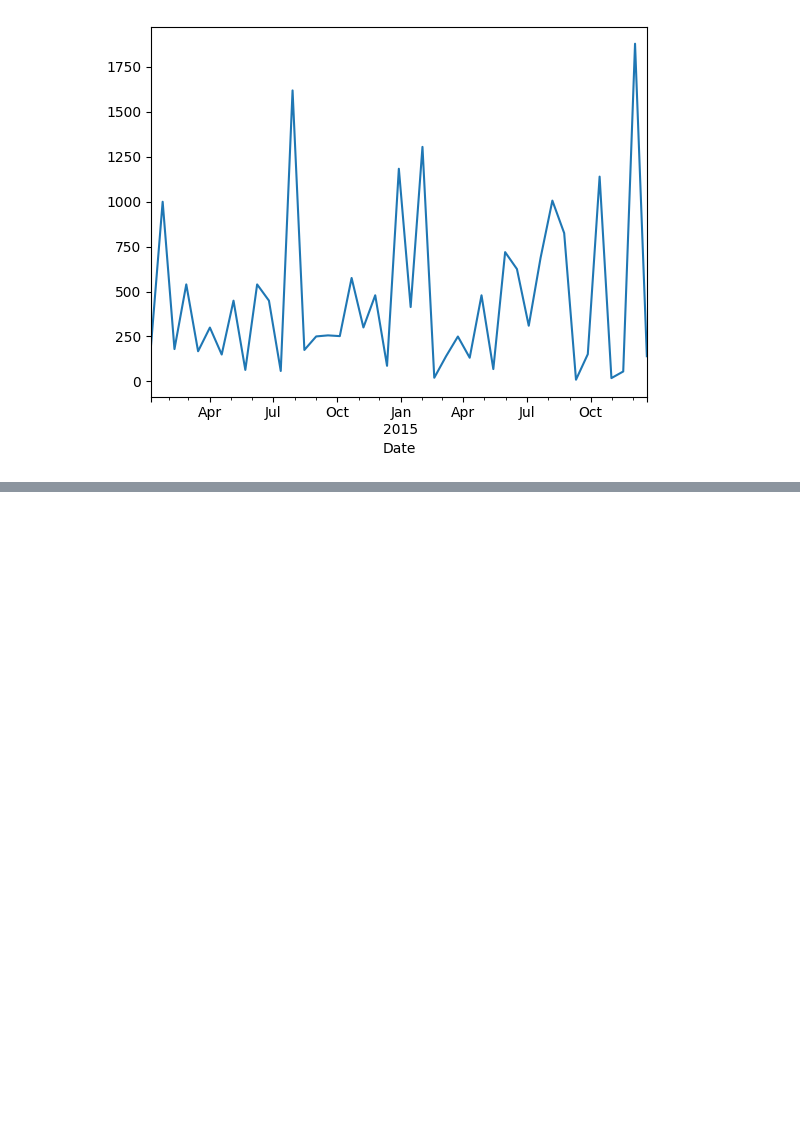
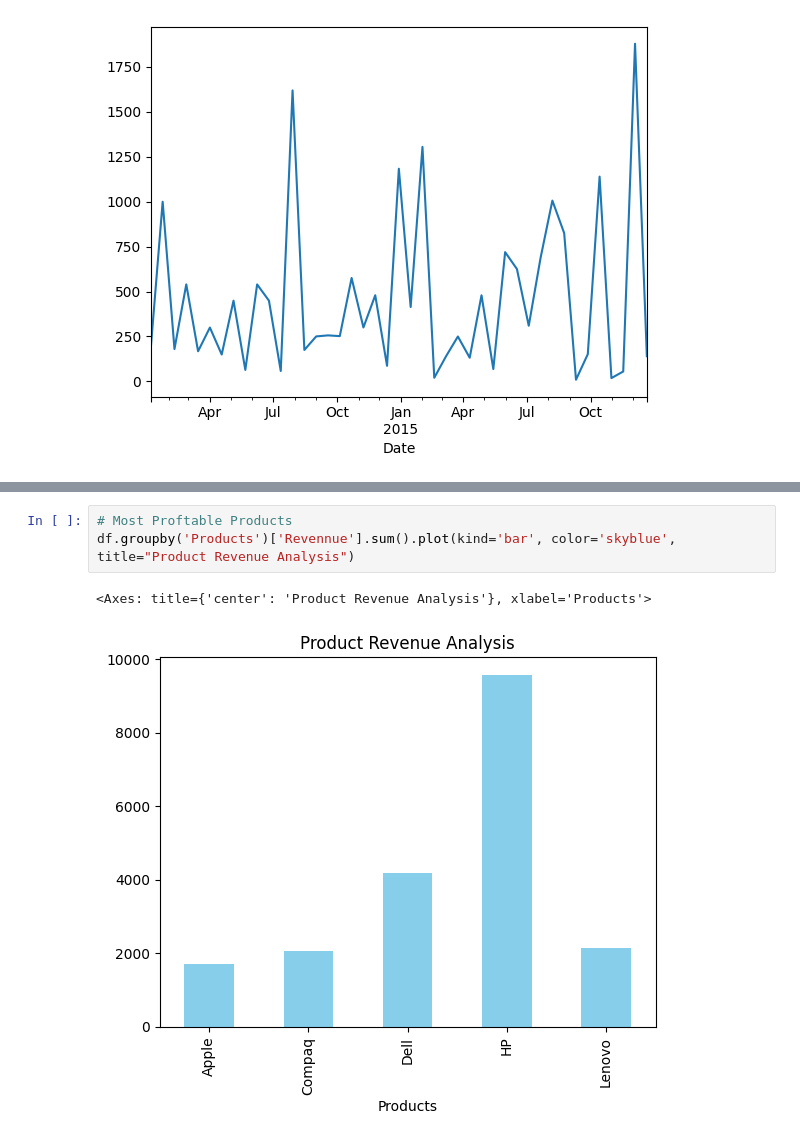
Before and after one commit to suntwister/Electronic_sales, a Jupyter notebook: electronic_sales_analysis.ipynb, the cells around one changed output, grey strips where cells are left out. Drawn from its saved outputs; the diff is of its cells as text; blank space fills up the shorter version.

```diff
--- a/electronic_sales_analysis.ipynb
+++ b/electronic_sales_analysis.ipynb
@@ -147,0 +219,6 @@ Name: Revennue, dtype: float64
+# %%
+# Most Proftable Products
+df.groupby('Products')['Revennue'].sum().plot(kind='bar', color='skyblue', title="Product Revenue Analysis")
+# %% [output]
+<Axes: title={'center': 'Product Revenue Analysis'}, xlabel='Products'>
+[figure, added]
```
Also changed, not shown: parts of 10 cells of this notebook, 1 other file.
